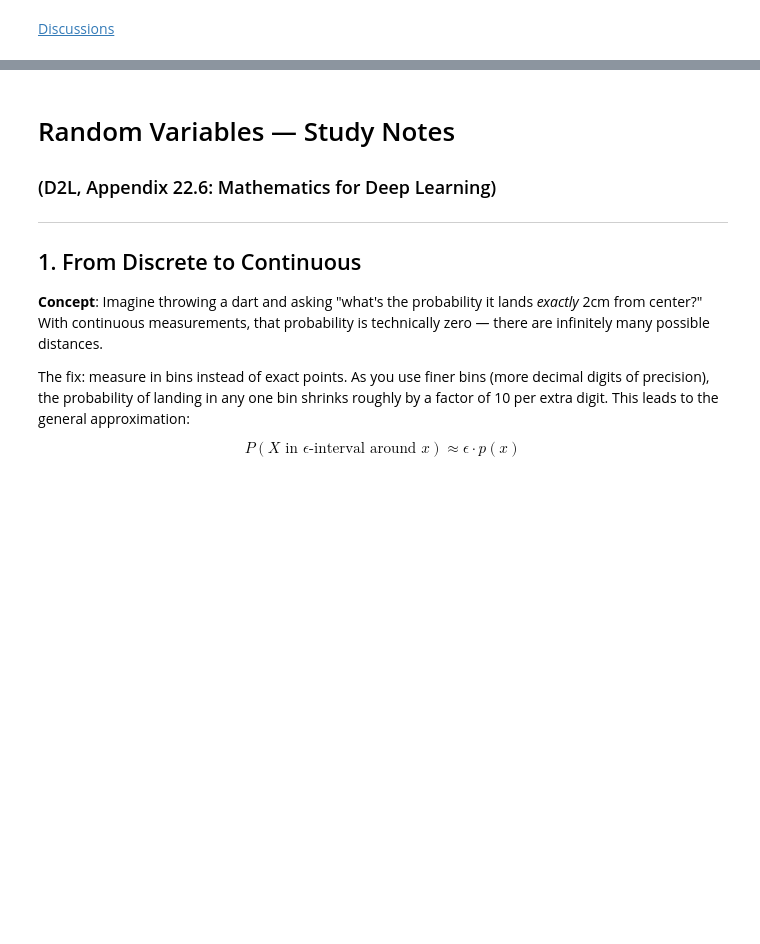
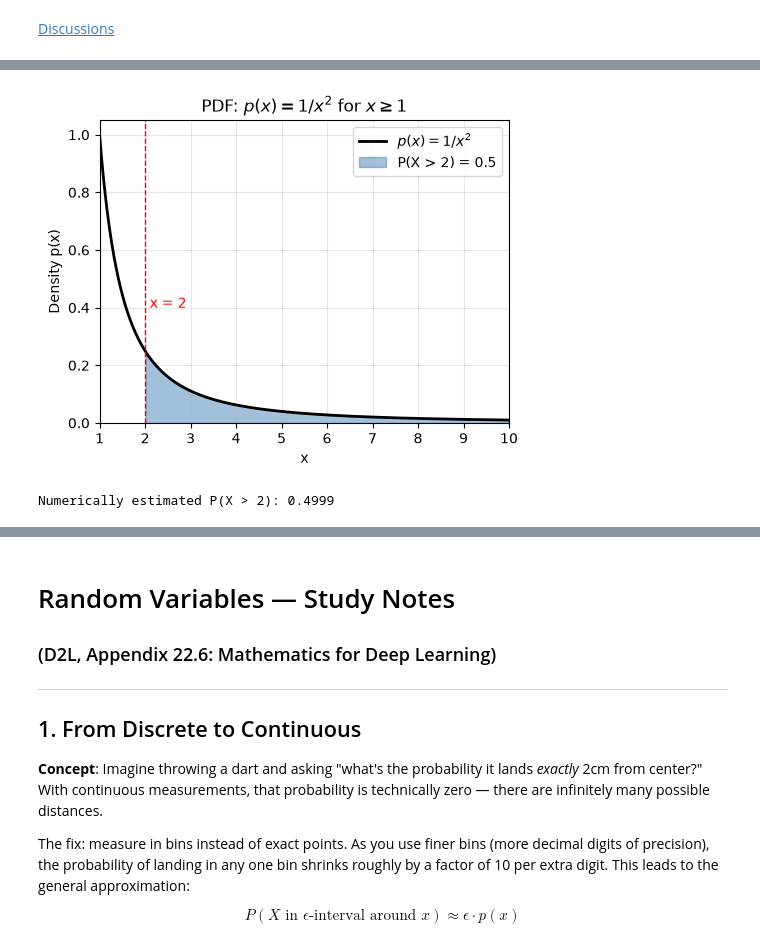
Before and after one commit to ankurmittal2008/d2l-en, a Jupyter notebook: chapter_appendix-mathematics-for-deep-learning/random_variables.ipynb, the cells around one changed output, grey strips where cells are left out. Cells and saved outputs as stored; diff of their text form; code cells hidden in the pictures; blank space fills up the shorter version.

```diff
--- a/chapter_appendix-mathematics-for-deep-learning/random_variables.ipynb
+++ b/chapter_appendix-mathematics-for-deep-learning/random_variables.ipynb
@@ -644,0 +672,35 @@ Indeed if we think of norms as being related to standard deviations, and correla
+# %%
+# Define the density p(x) = 1/x^2 for x >= 1, and 0 otherwise
+x = torch.arange(1, 10, 0.01)
+p = 1 / x**2
+
+# Set up the plot
+plt.figure(figsize=(5, 4))
+plt.plot(x.numpy(), p.numpy(), color='black', linewidth=2, label=r'$p(x) = 1/x^2$')
+
+# Shade the region x > 2 to visualize P(X > 2)
+mask = x > 2
+plt.fill_between(x[mask].numpy(), p[mask].numpy(), color='steelblue', alpha=0.5,
+                  label='P(X > 2) = 0.5')
+
+plt.axvline(x=2, color='red', linestyle='--', linewidth=1)
+plt.text(2.1, 0.4, 'x = 2', color='red')
+
+plt.xlabel('x')
+plt.ylabel('Density p(x)')
+plt.title(r'PDF: $p(x) = 1/x^2$ for $x \geq 1$')
+plt.legend()
+plt.xlim(1, 10)
+plt.ylim(0, 1.05)
+plt.grid(alpha=0.3)
+plt.tight_layout()
+plt.show()
+
+# Numerically verify P(X > 2) using the trapezoidal rule
+x_fine = torch.arange(2, 10000, 0.001)
+p_fine = 1 / x_fine**2
+prob_numerical = torch.trapz(p_fine, x_fine)
+print(f"Numerically estimated P(X > 2): {prob_numerical.item():.4f}")
+# %% [output]
+[figure, added]
+Numerically estimated P(X > 2): 0.4999
```
Also changed, not shown: parts of 4 cells of this notebook.
